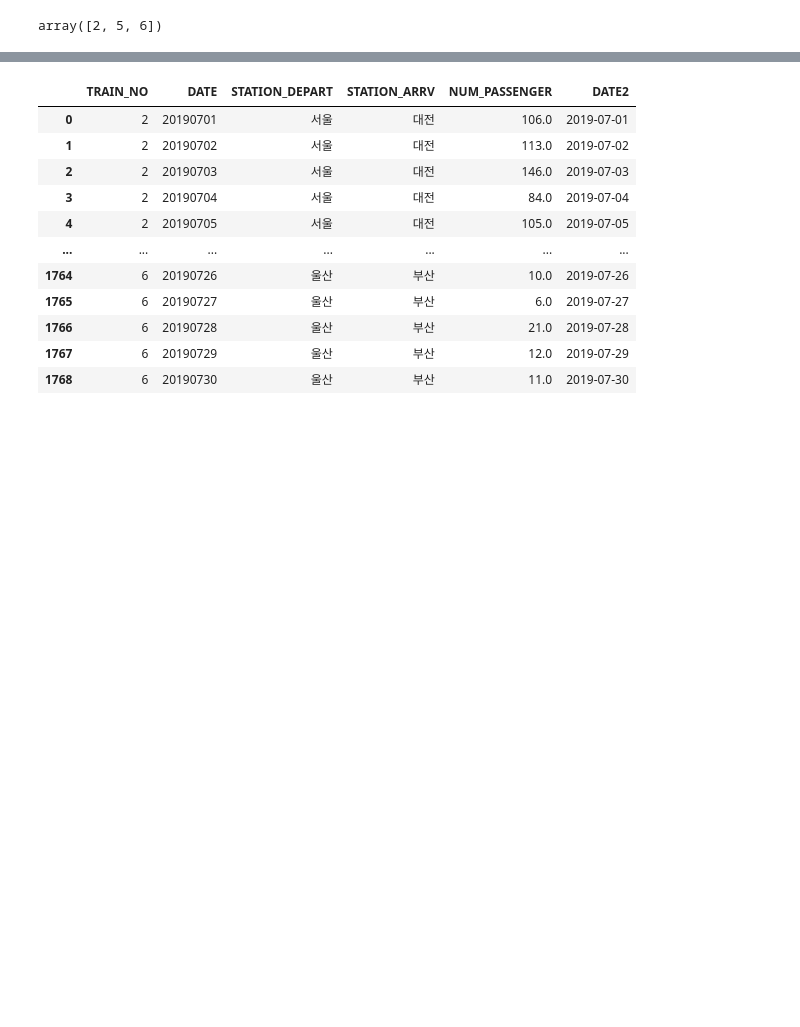
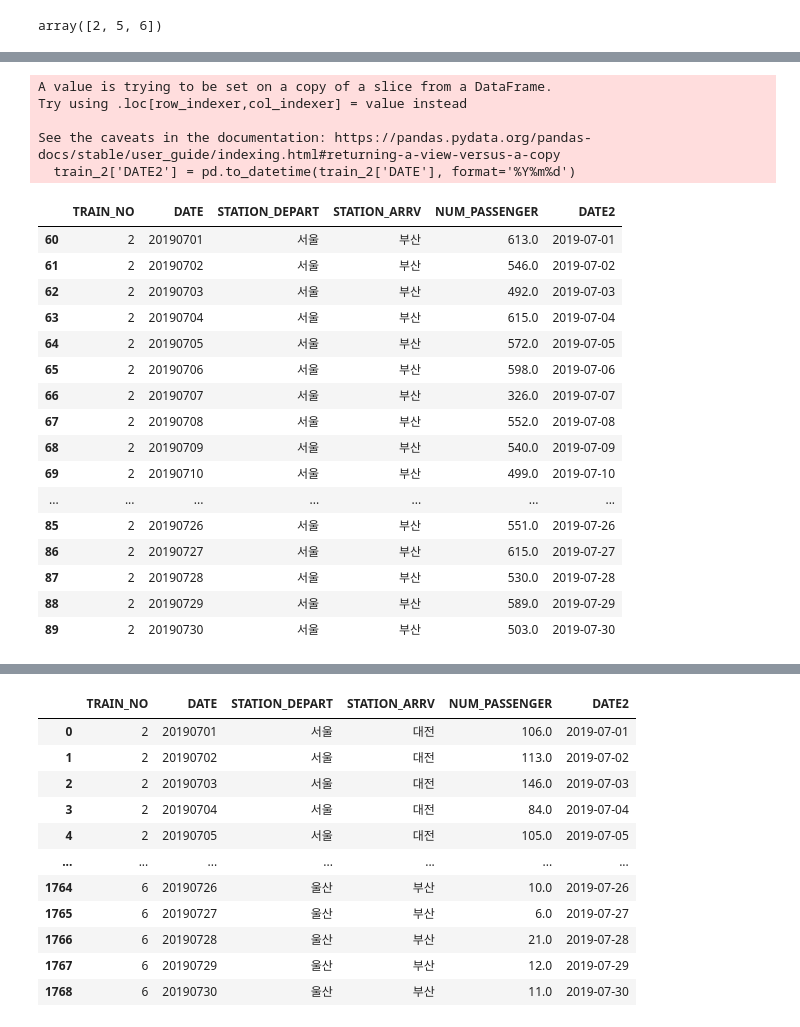
Before and after one commit to UOS-Bigdata/bigdatabook, a Jupyter notebook: chapters/02/data-processing-train-passenger.ipynb, the cells around one changed output, grey strips where cells are left out. Cells and saved outputs as stored; diff of their text form; code cells hidden in the pictures; blank space fills up the shorter version.

```diff
--- a/chapters/02/data-processing-train-passenger.ipynb
+++ b/chapters/02/data-processing-train-passenger.ipynb
@@ -68,0 +185,26 @@ array([2, 5, 6])
+# %%
+train_2['DATE2'] = pd.to_datetime(train_2['DATE'], format='%Y%m%d')
+train_2
+# %% [output]
+A value is trying to be set on a copy of a slice from a DataFrame.
+Try using .loc[row_indexer,col_indexer] = value instead
+
+See the caveats in the documentation: https://pandas.pydata.org/pandas-docs/stable/user_guide/indexing.html#returning-a-view-versus-a-copy
+  train_2['DATE2'] = pd.to_datetime(train_2['DATE'], format='%Y%m%d')
+|  | TRAIN_NO | DATE | STATION_DEPART | STATION_ARRV | NUM_PASSENGER | DATE2 |
+| 60 | 2 | 20190701 | 서울 | 부산 | 613.0 | 2019-07-01 |
+| 61 | 2 | 20190702 | 서울 | 부산 | 546.0 | 2019-07-02 |
+| 62 | 2 | 20190703 | 서울 | 부산 | 492.0 | 2019-07-03 |
+| 63 | 2 | 20190704 | 서울 | 부산 | 615.0 | 2019-07-04 |
+| 64 | 2 | 20190705 | 서울 | 부산 | 572.0 | 2019-07-05 |
+| 65 | 2 | 20190706 | 서울 | 부산 | 598.0 | 2019-07-06 |
+| 66 | 2 | 20190707 | 서울 | 부산 | 326.0 | 2019-07-07 |
+| 67 | 2 | 20190708 | 서울 | 부산 | 552.0 | 2019-07-08 |
+| 68 | 2 | 20190709 | 서울 | 부산 | 540.0 | 2019-07-09 |
+| 69 | 2 | 20190710 | 서울 | 부산 | 499.0 | 2019-07-10 |
+| ... | ... | ... | ... | ... | ... | ... |
+| 85 | 2 | 20190726 | 서울 | 부산 | 551.0 | 2019-07-26 |
+| 86 | 2 | 20190727 | 서울 | 부산 | 615.0 | 2019-07-27 |
+| 87 | 2 | 20190728 | 서울 | 부산 | 530.0 | 2019-07-28 |
+| 88 | 2 | 20190729 | 서울 | 부산 | 589.0 | 2019-07-29 |
+| 89 | 2 | 20190730 | 서울 | 부산 | 503.0 | 2019-07-30 |
```
Also changed, not shown: parts of 52 cells of this notebook, 3 other files.
